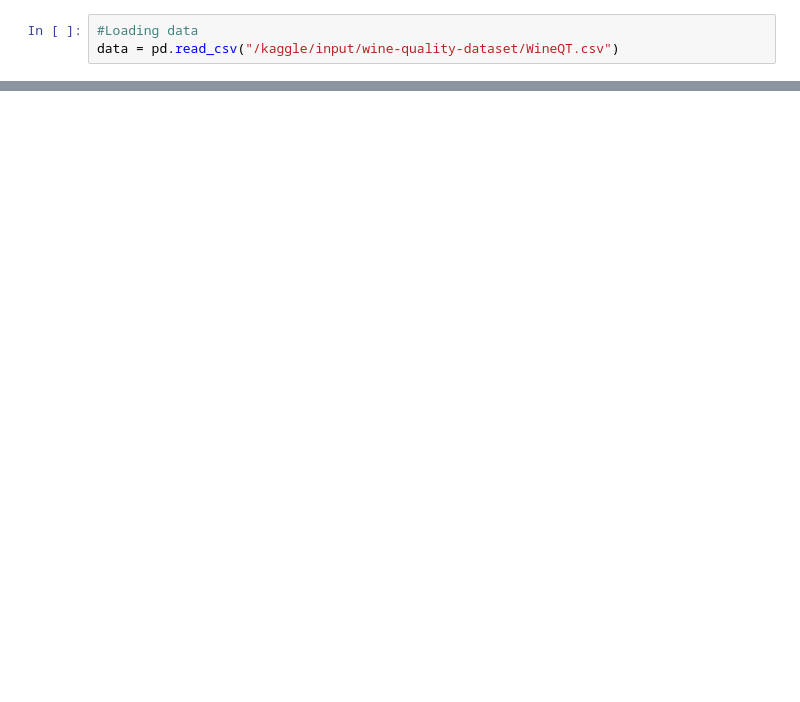
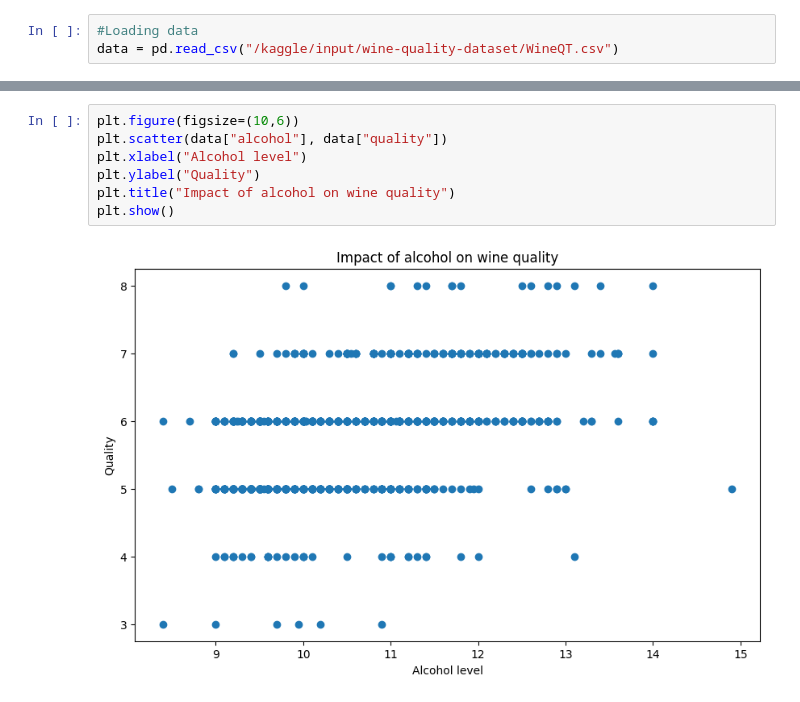
Before and after one commit to harryypham/MyMLPractice, a Jupyter notebook: practice/wine-quality.ipynb, the cells around one changed output, grey strips where cells are left out. Cells and saved outputs as stored; diff of their text form; blank space fills up the shorter version.

```diff
--- a/practice/wine-quality.ipynb
+++ b/practice/wine-quality.ipynb
@@ -32,0 +85,9 @@ import matplotlib.pyplot as plt
+# %%
+plt.figure(figsize=(10,6))
+plt.scatter(data["alcohol"], data["quality"])
+plt.xlabel("Alcohol level")
+plt.ylabel("Quality")
+plt.title("Impact of alcohol on wine quality")
+plt.show()
+# %% [output]
+[figure, added]
```
Also changed, not shown: parts of 14 cells of this notebook.
